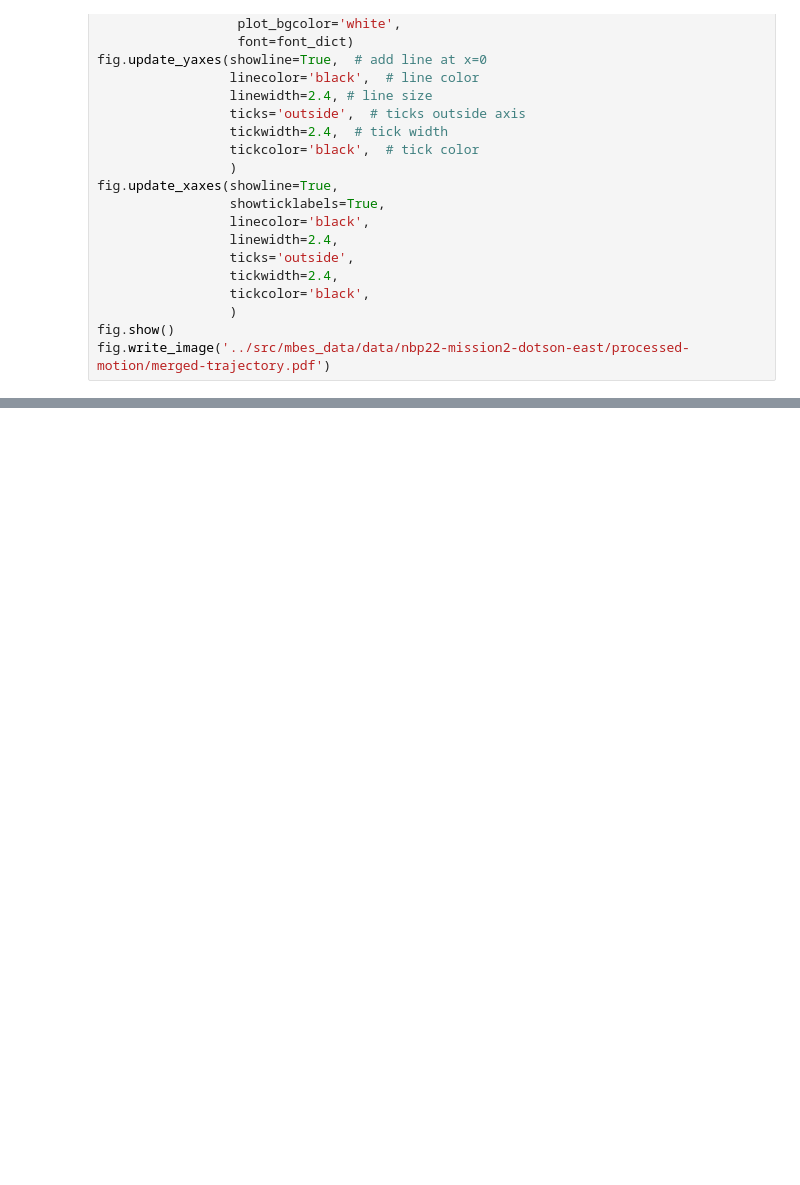
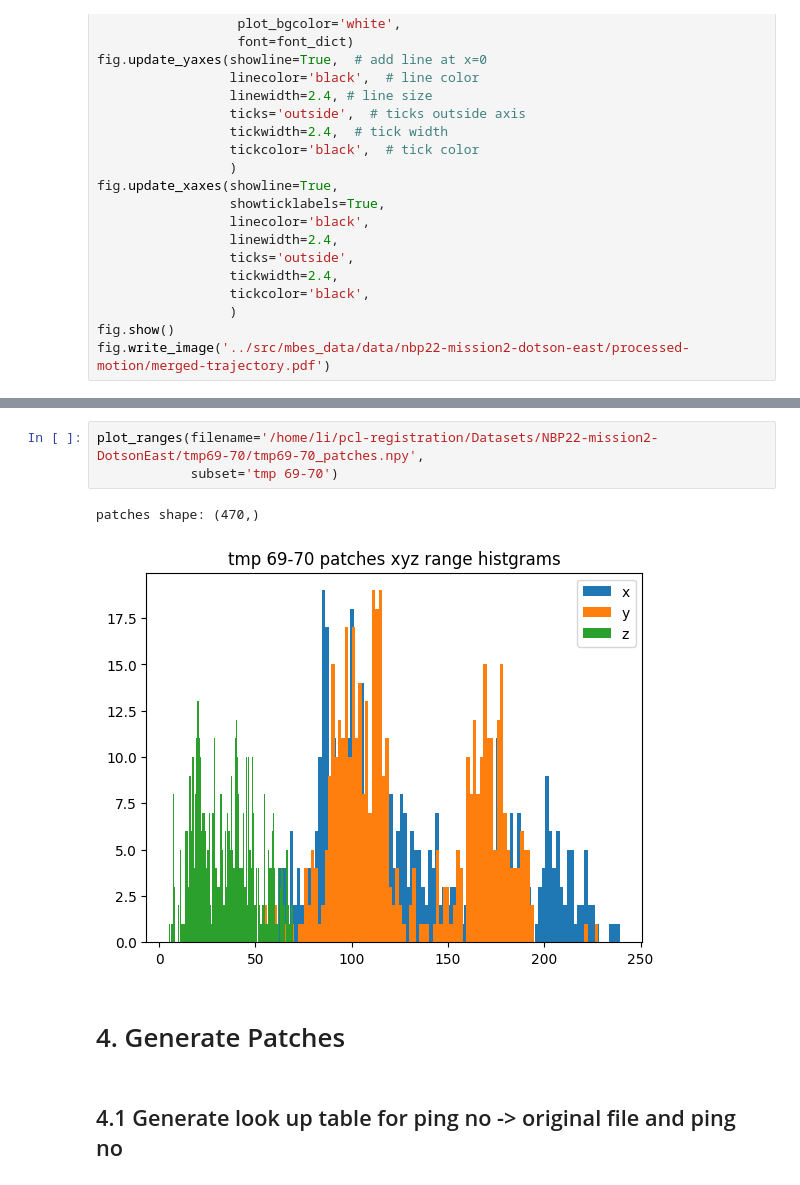
Before and after one commit to luxiya01/mbes-registration-data, a Jupyter notebook: scripts/data-pipeline.ipynb, the cells around one changed output, grey strips where cells are left out. Saved outputs shown, nothing was run; the diff lists cells and outputs as text; blank space fills up the shorter version.

```diff
--- a/scripts/data-pipeline.ipynb
+++ b/scripts/data-pipeline.ipynb
@@ -531,0 +571,10 @@ fig.write_image('../src/mbes_data/data/nbp22-mission2-dotson-east/processed-moti
+# %%
+plot_ranges(filename='/home/li/pcl-registration/Datasets/NBP22-mission2-DotsonEast/tmp69-70/tmp69-70_patches.npy',
+            subset='tmp 69-70')
+# %% [output]
+patches shape: (470,)
+[figure, added]
+# %% [markdown]
+# 4. Generate Patches
+# %% [markdown]
+## 4.1 Generate look up table for ping no -> original file and ping no
```
Also changed, not shown: parts of 19 cells of this notebook.
